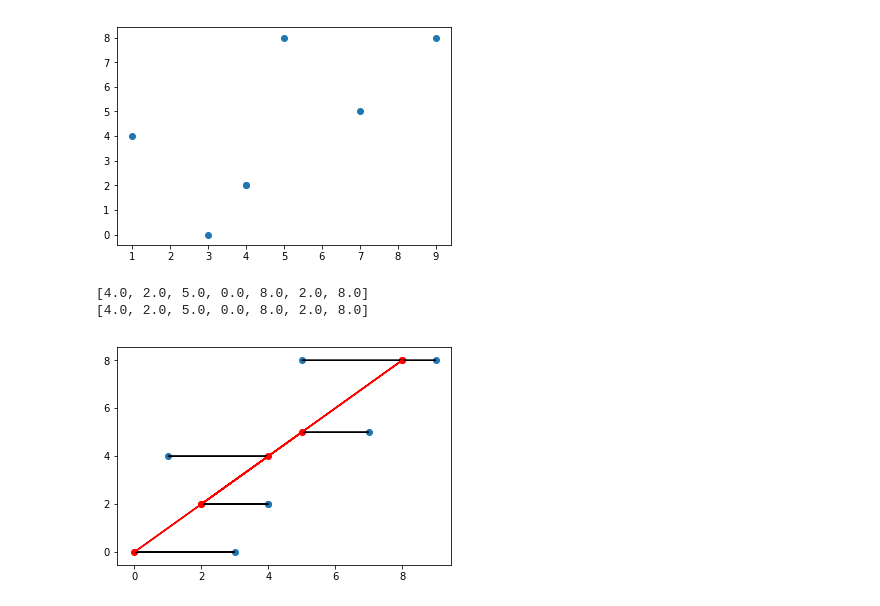
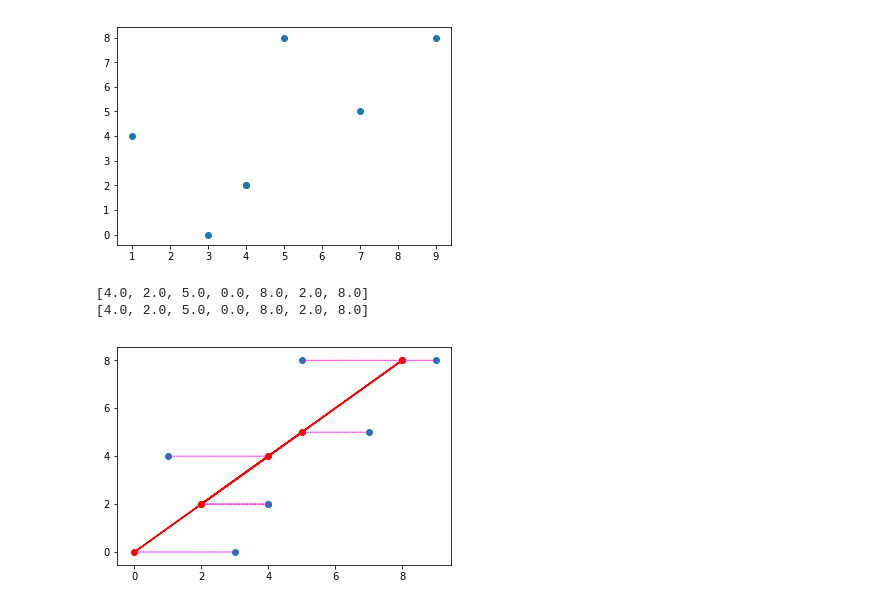
Before and after one commit to alex000kim/DS-Unit-1-Sprint-4-Linear-Algebra, a Jupyter notebook: Jisha_Obukwelu_DSPT3_142__Intermediate_Linear_Algebra_Assignment.ipynb, the cells around one changed output. Drawn from its saved outputs; the diff is of its cells as text; code cells hidden in the pictures.

```diff
--- a/Jisha_Obukwelu_DSPT3_142__Intermediate_Linear_Algebra_Assignment.ipynb
+++ b/Jisha_Obukwelu_DSPT3_142__Intermediate_Linear_Algebra_Assignment.ipynb
@@ -488,31 +488,31 @@ plt.show()
 # %%
 xs =  np.array([1, 4, 7, 3, 9, 4, 5], dtype = np.float)
 ys =  np.array([4, 2, 5, 0, 8, 2, 8], dtype = np.float)
 
 def projection(v, w):
  return np.dot(v,w)/np.dot(v,v)*v
 
 x_proj = []
 y_proj = []
 
 for x,y in zip(xs, ys):
   proj = projection(x,y)
   x_proj.append(proj)
   y_proj.append(proj)
 
 print(x_proj)
 print(y_proj)
 
 # plotting
 fig, ax = plt.subplots()
 
 ax.scatter(xs, ys)
 ax.scatter(x_proj, y_proj, c='red')
 ax.plot(x_proj, y_proj, c = 'red')
 
 for line in zip(xs, ys, x_proj, y_proj):
-  plt.arrow(line[0], line[1], line[2]-line[0], line[3]-line[1])
+  plt.arrow(line[0], line[1], line[2]-line[0], line[3]-line[1], linewidth=0.5, linestyle = '--', color = 'magenta')
 # %% [output]
 [4.0, 2.0, 5.0, 0.0, 8.0, 2.0, 8.0]
 [4.0, 2.0, 5.0, 0.0, 8.0, 2.0, 8.0]
-[figure, old version]
+[figure, new version]
```
